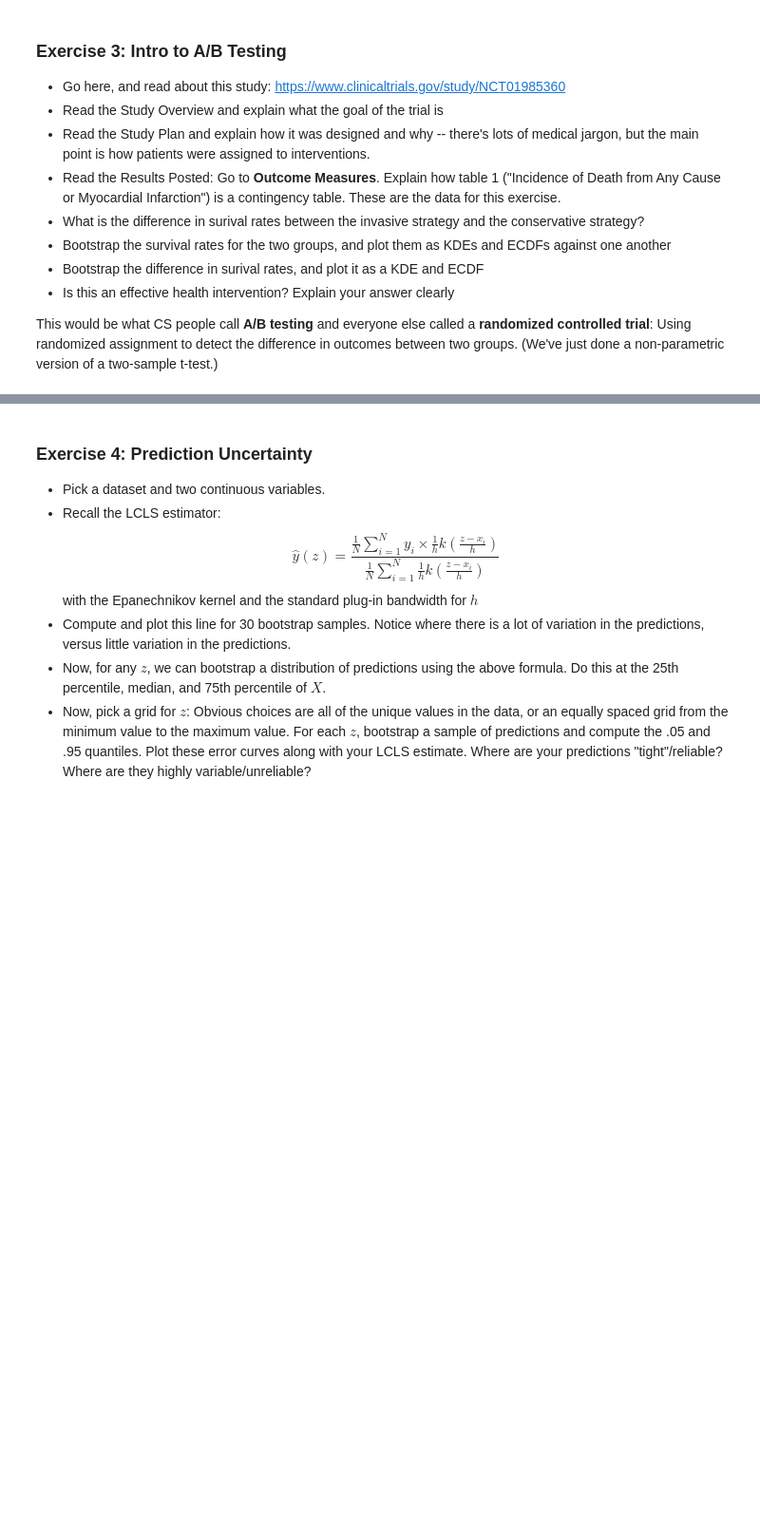
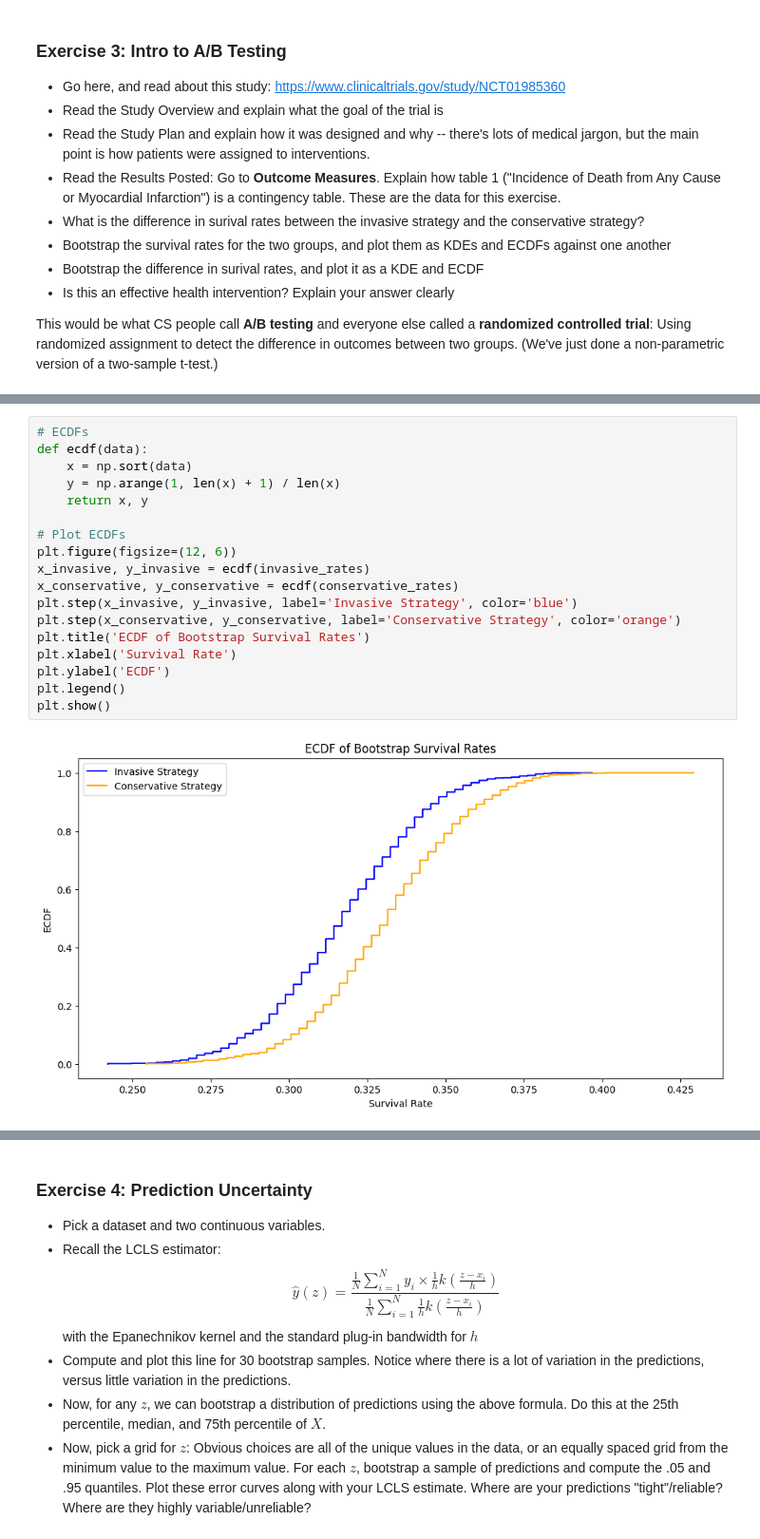
Before and after one commit to witthm8080/github_branching, a Jupyter notebook: assignment_4.ipynb, the cells around one changed output, grey strips where cells are left out. Shown at 95% size. Cells and saved outputs as stored; diff of their text form; blank space fills up the shorter version.

```diff
--- a/assignment_4.ipynb
+++ b/assignment_4.ipynb
@@ -28,0 +76,20 @@ This would be what CS people call **A/B testing** and everyone else called a **r
+# %%
+# ECDFs
+def ecdf(data):
+    x = np.sort(data)
+    y = np.arange(1, len(x) + 1) / len(x)
+    return x, y
+
+# Plot ECDFs
+plt.figure(figsize=(12, 6))
+x_invasive, y_invasive = ecdf(invasive_rates)
+x_conservative, y_conservative = ecdf(conservative_rates)
+plt.step(x_invasive, y_invasive, label='Invasive Strategy', color='blue')
+plt.step(x_conservative, y_conservative, label='Conservative Strategy', color='orange')
+plt.title('ECDF of Bootstrap Survival Rates')
+plt.xlabel('Survival Rate')
+plt.ylabel('ECDF')
+plt.legend()
+plt.show()
+# %% [output]
+[figure, added]
```
Also changed, not shown: parts of 6 cells of this notebook.
